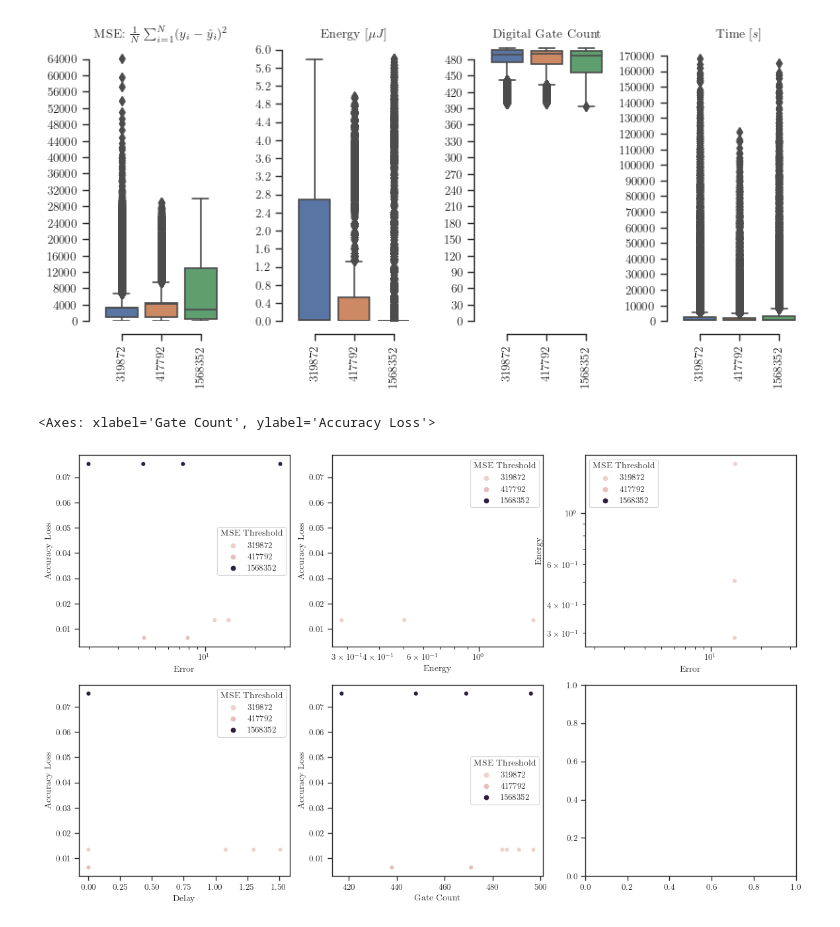
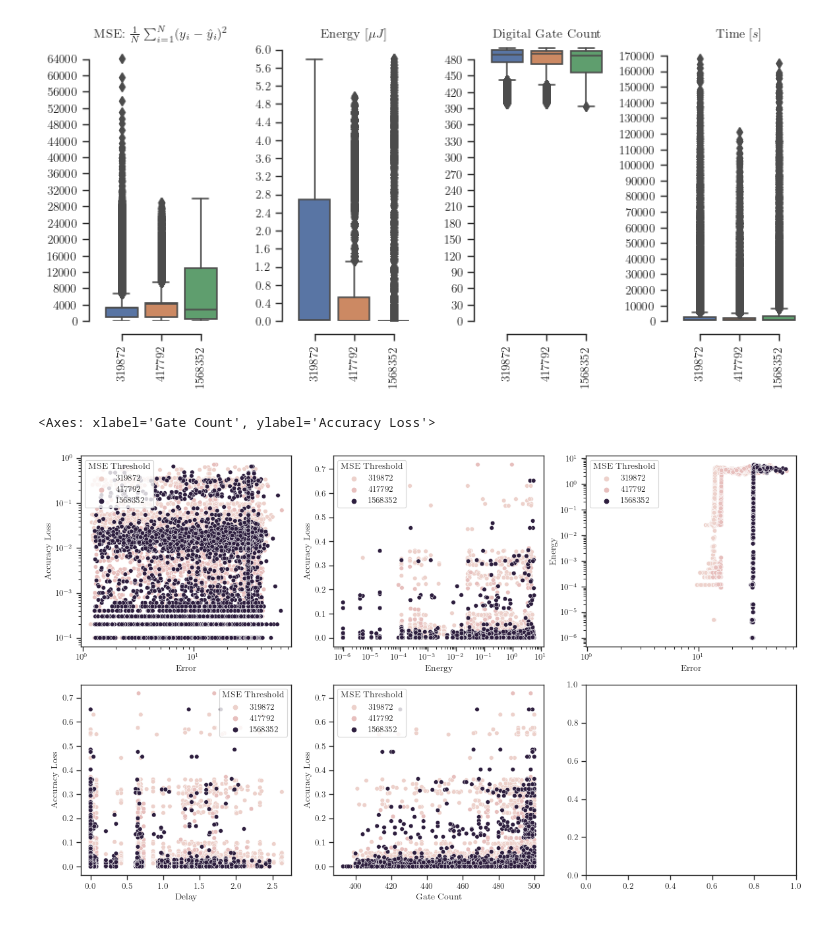
Before and after one commit to mlorinc/cnn-cgp-compressor, a Jupyter notebook: cmd/compress/all_layers.ipynb, the cells around one changed output. Saved outputs shown, nothing was run; the diff lists cells and outputs as text; code cells hidden in the pictures.

```diff
--- a/cmd/compress/all_layers.ipynb
+++ b/cmd/compress/all_layers.ipynb
@@ -176,24 +176,24 @@ warn: [Errno 2] No such file or directory: 'C:\\Users\\Majo\\source\\repos\\Torc
 [figure]
 # %%
 sns.set_palette("crest")
-solutions_df = load_dfs(best_solution=True, model_acc=True)
+solutions_df = load_dfs(best_solution=False, model_acc=True)
 # solutions_df = solutions_df.loc[solutions_df["Energy"] <= 10]
 
 fig, ax = plt.subplots(2, 3, figsize=(14, 8.27))
 ax = ax.flat
 solutions_df["Accuracy Loss"] = 0.9916 - solutions_df["Top-1"]
 solutions_df["Loss Delta"] = 0.032021708786 - solutions_df["Loss"]
 g = sns.scatterplot(data=solutions_df, x="Error", y="Accuracy Loss", hue="MSE Threshold", ax=ax[0])
-g.set(xscale="log")
+g.set(xscale="log", yscale="log")
 g = sns.scatterplot(data=solutions_df, x="Energy", y="Accuracy Loss", hue="MSE Threshold", ax=ax[1])
 g.set(xscale="log")
 g = sns.scatterplot(data=solutions_df, x="Error", y="Energy", hue="MSE Threshold", ax=ax[2])
 g.set(xscale="log", yscale="log")
 sns.scatterplot(data=solutions_df, x="Delay", y="Accuracy Loss", hue="MSE Threshold", ax=ax[3])
 sns.scatterplot(data=solutions_df, x="Gate Count", y="Accuracy Loss", hue="MSE Threshold", ax=ax[4])
 # %% [output]
 <Axes: xlabel='Gate Count', ylabel='Accuracy Loss'>
-[figure, old version]
+[figure, new version]
 # %%
 # sns.pairplot(solutions_df.loc[:, ["Accuracy Loss", "Error", "Energy"]])
 solutions_df.loc[(solutions_df["Accuracy Loss"] > 0.0) & (solutions_df["Error"] < 0.5) ]
```
Also changed, not shown: 21 other files.
